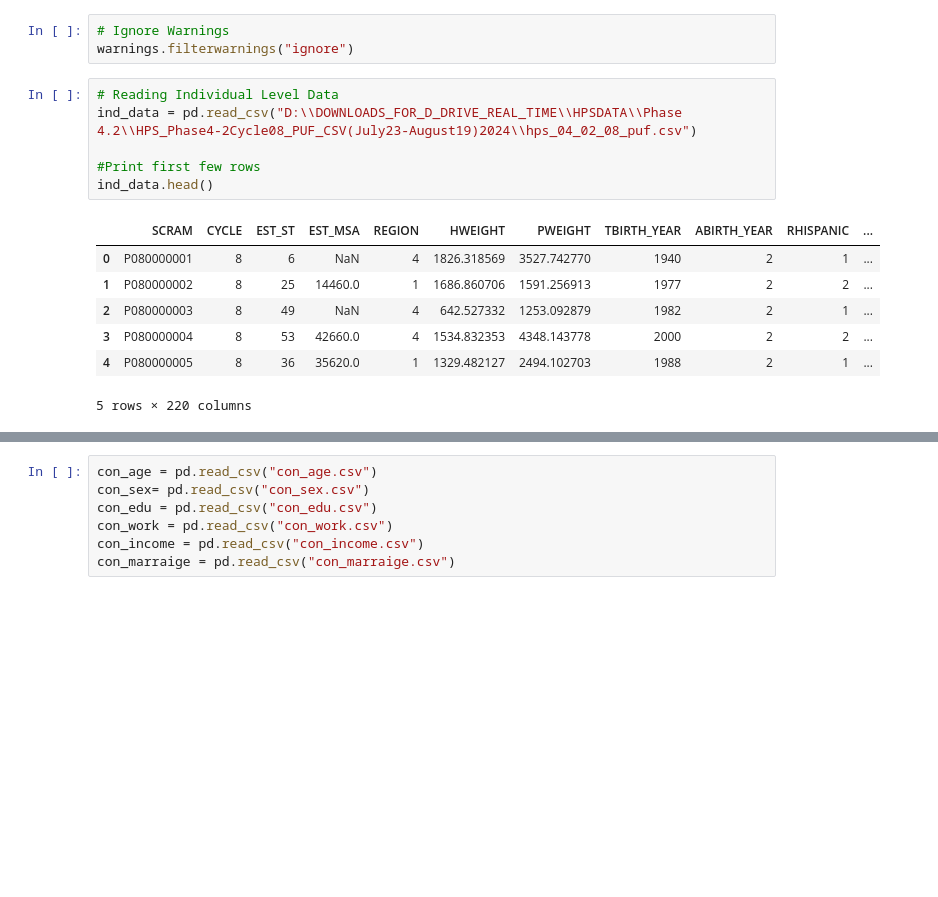
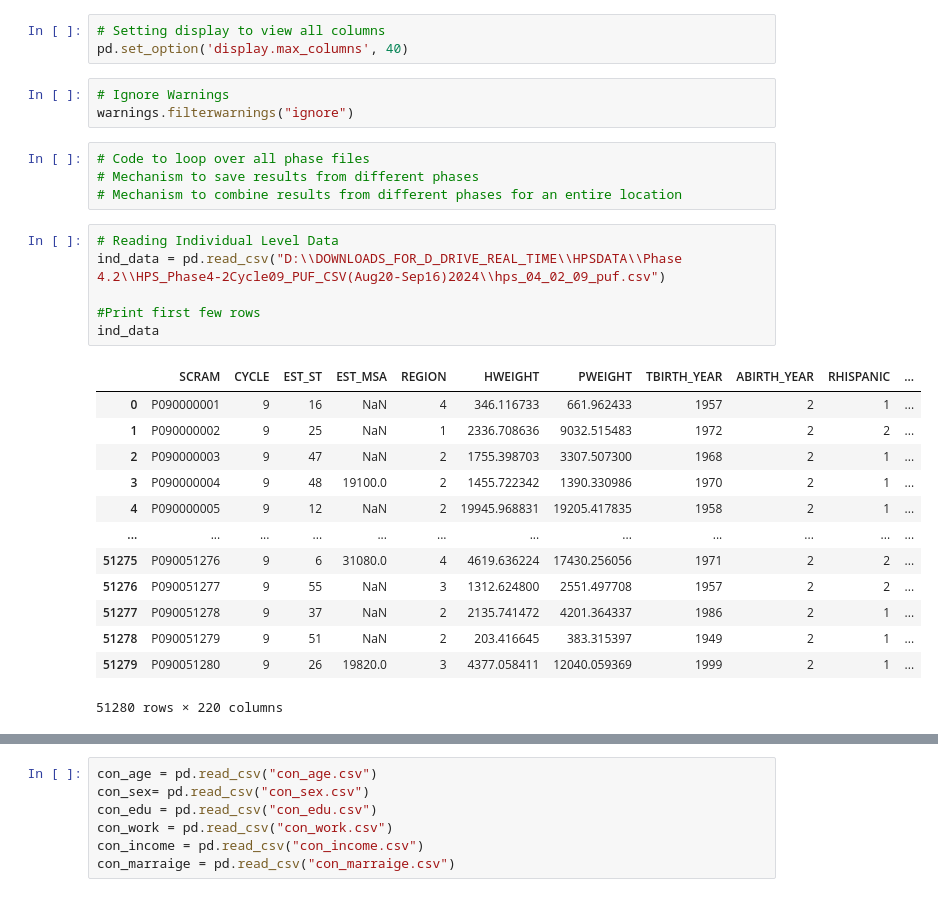
Before and after one commit to arpannookala12/SpatialMicrosimulation_RUCILAB, a Jupyter notebook: ipfpopsynth.ipynb, the cells around one changed output, grey strips where cells are left out. Cells and saved outputs as stored; diff of their text form; blank space fills up the shorter version.

```diff
--- a/ipfpopsynth.ipynb
+++ b/ipfpopsynth.ipynb
@@ -6,18 +13,31 @@ import numpy as np
+# %%
+# Setting display to view all columns
+pd.set_option('display.max_columns', 40)
 # %%
 # Ignore Warnings
 warnings.filterwarnings("ignore")
+# %%
+# Code to loop over all phase files
+# Mechanism to save results from different phases
+# Mechanism to combine results from different phases for an entire location
 # %%
 # Reading Individual Level Data
-ind_data = pd.read_csv("D:\\DOWNLOADS_FOR_D_DRIVE_REAL_TIME\\HPSDATA\\Phase 4.2\\HPS_Phase4-2Cycle08_PUF_CSV(July23-August19)2024\\hps_04_02_08_puf.csv")
+ind_data = pd.read_csv("D:\\DOWNLOADS_FOR_D_DRIVE_REAL_TIME\\HPSDATA\\Phase 4.2\\HPS_Phase4-2Cycle09_PUF_CSV(Aug20-Sep16)2024\\hps_04_02_09_puf.csv")
 
 #Print first few rows
-ind_data.head()
+ind_data
 # %% [output]
 |  | SCRAM | CYCLE | EST_ST | EST_MSA | REGION | HWEIGHT | PWEIGHT | TBIRTH_YEAR | ABIRTH_YEAR | RHISPANIC | ... |
-| 0 | P080000001 | 8 | 6 | NaN | 4 | 1826.318569 | 3527.742770 | 1940 | 2 | 1 | ... |
-| 1 | P080000002 | 8 | 25 | 14460.0 | 1 | 1686.860706 | 1591.256913 | 1977 | 2 | 2 | ... |
-| 2 | P080000003 | 8 | 49 | NaN | 4 | 642.527332 | 1253.092879 | 1982 | 2 | 1 | ... |
-| 3 | P080000004 | 8 | 53 | 42660.0 | 4 | 1534.832353 | 4348.143778 | 2000 | 2 | 2 | ... |
-| 4 | P080000005 | 8 | 36 | 35620.0 | 1 | 1329.482127 | 2494.102703 | 1988 | 2 | 1 | ... |
+| 0 | P090000001 | 9 | 16 | NaN | 4 | 346.116733 | 661.962433 | 1957 | 2 | 1 | ... |
+| 1 | P090000002 | 9 | 25 | NaN | 1 | 2336.708636 | 9032.515483 | 1972 | 2 | 2 | ... |
+| 2 | P090000003 | 9 | 47 | NaN | 2 | 1755.398703 | 3307.507300 | 1968 | 2 | 1 | ... |
+| 3 | P090000004 | 9 | 48 | 19100.0 | 2 | 1455.722342 | 1390.330986 | 1970 | 2 | 1 | ... |
+| 4 | P090000005 | 9 | 12 | NaN | 2 | 19945.968831 | 19205.417835 | 1958 | 2 | 1 | ... |
+| ... | ... | ... | ... | ... | ... | ... | ... | ... | ... | ... | ... |
+| 51275 | P090051276 | 9 | 6 | 31080.0 | 4 | 4619.636224 | 17430.256056 | 1971 | 2 | 2 | ... |
+| 51276 | P090051277 | 9 | 55 | NaN | 3 | 1312.624800 | 2551.497708 | 1957 | 2 | 2 | ... |
+| 51277 | P090051278 | 9 | 37 | NaN | 2 | 2135.741472 | 4201.364337 | 1986 | 2 | 1 | ... |
+| 51278 | P090051279 | 9 | 51 | NaN | 2 | 203.416645 | 383.315397 | 1949 | 2 | 1 | ... |
+| 51279 | P090051280 | 9 | 26 | 19820.0 | 3 | 4377.058411 | 12040.059369 | 1999 | 2 | 1 | ... |
-5 rows × 220 columns
+51280 rows × 220 columns
 # %%
```
Also changed, not shown: parts of 80 cells of this notebook, 9 other files.
